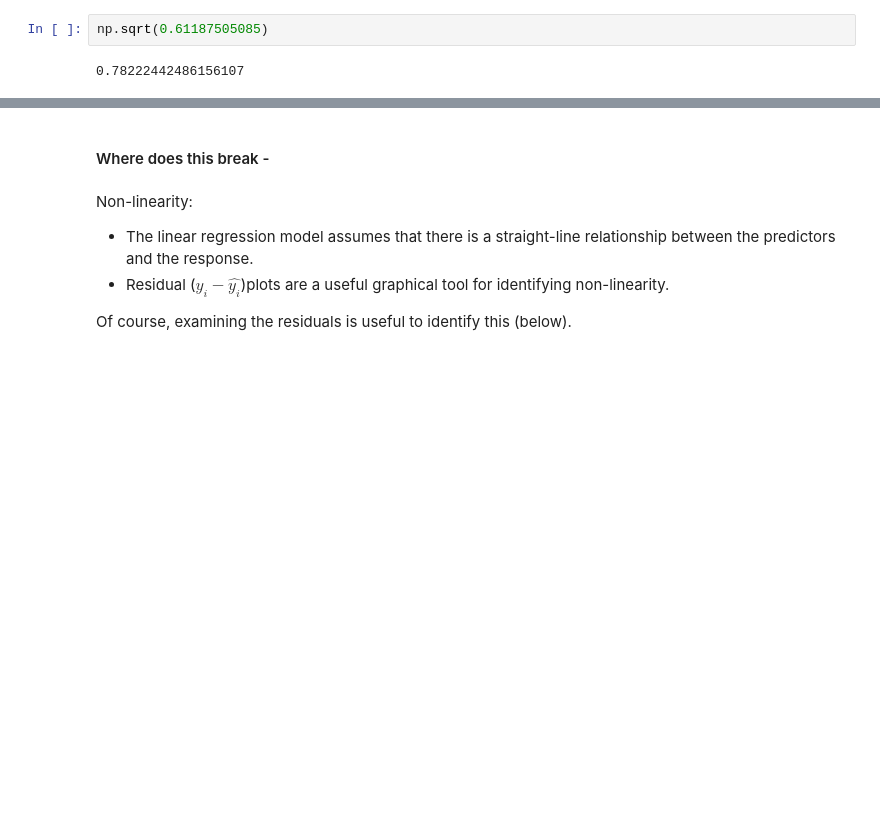
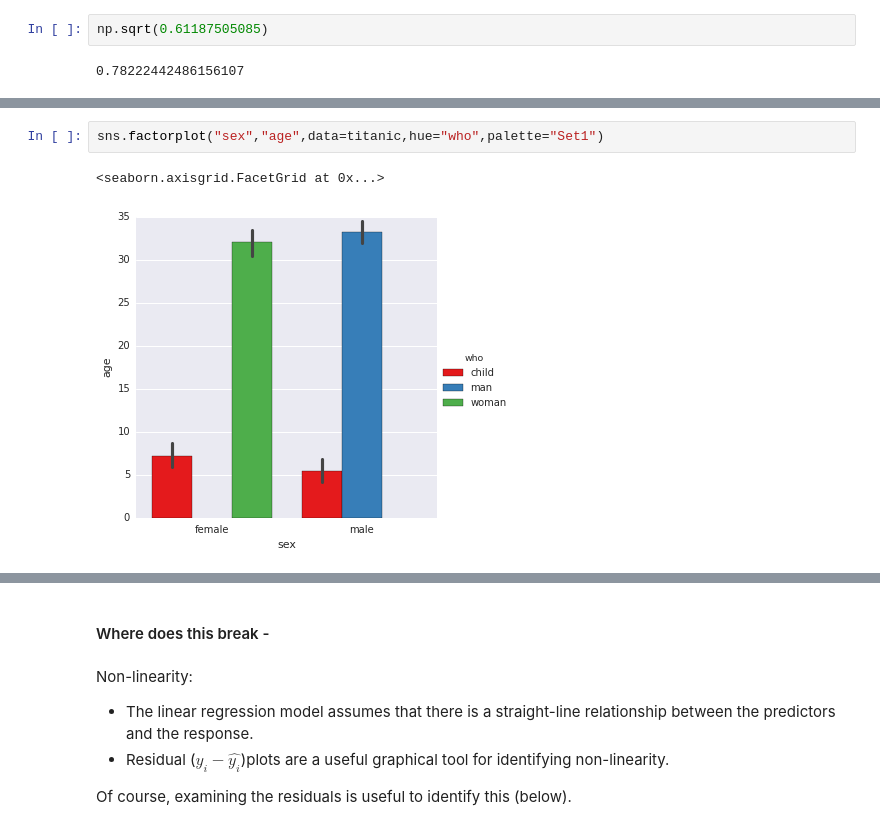
Before and after one commit to lmart999/CS229_ISL, a Jupyter notebook: Linear Regression.ipynb, the cells around one changed output, grey strips where cells are left out. Drawn from its saved outputs; the diff is of its cells as text; blank space fills up the shorter version.

```diff
--- a/Linear Regression.ipynb
+++ b/Linear Regression.ipynb
@@ -362,0 +380,5 @@ np.sqrt(0.61187505085)
+# %%
+sns.factorplot("sex","age",data=titanic,hue="who",palette="Set1")
+# %% [output]
+<seaborn.axisgrid.FacetGrid at 0x...>
+[figure, added]
```
Also changed, not shown: parts of 13 cells of this notebook.
